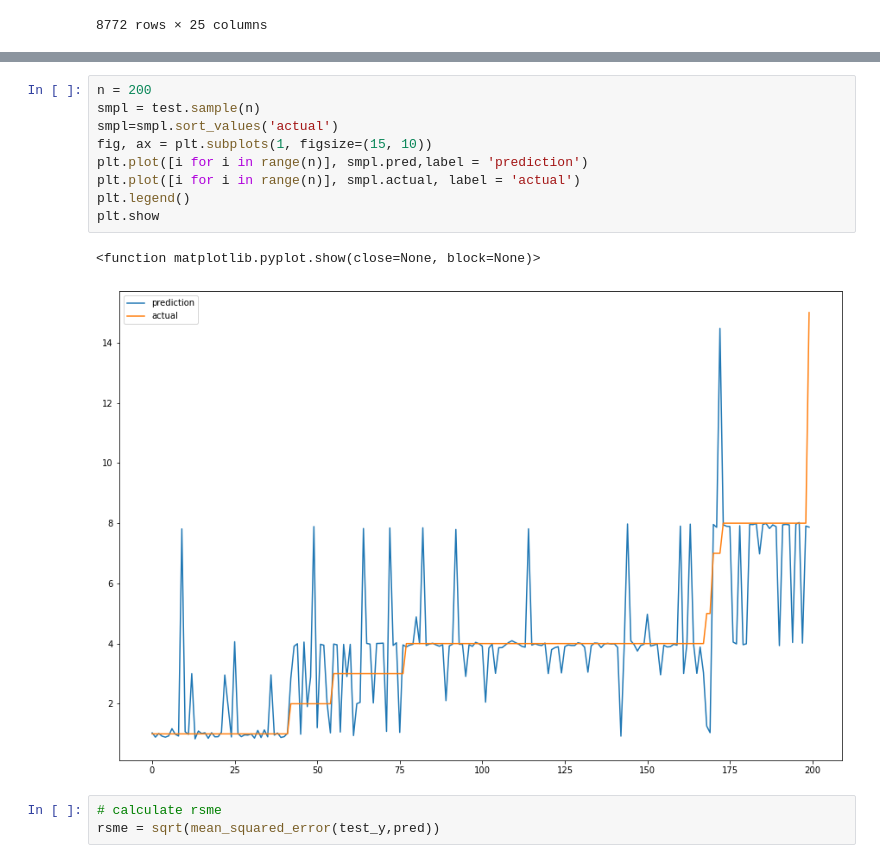
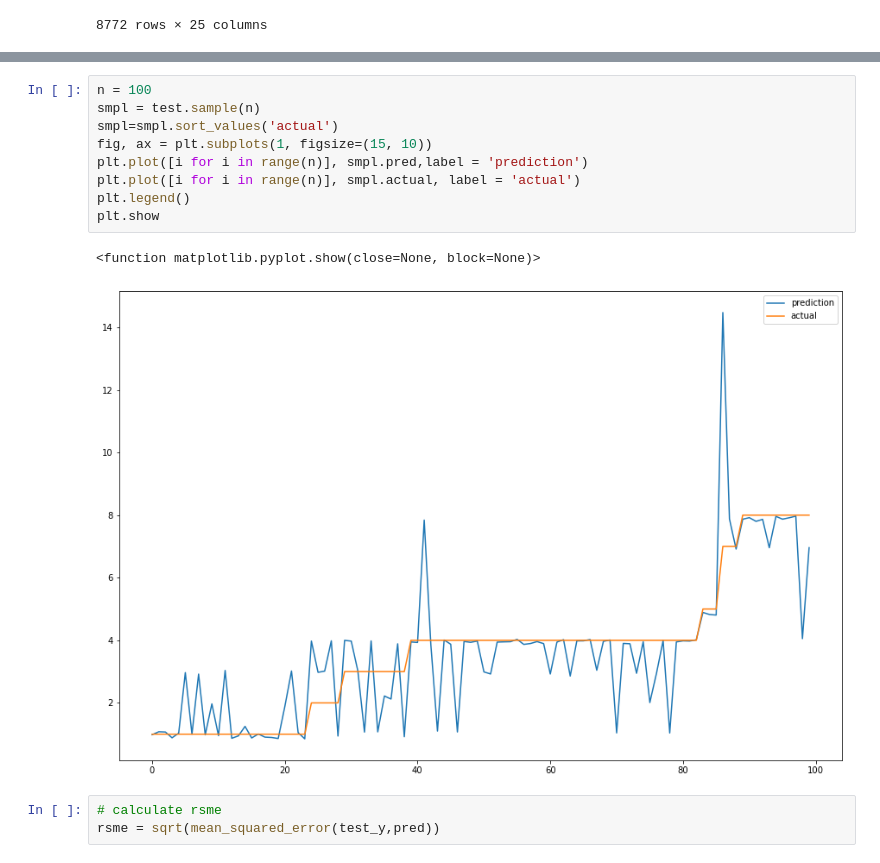
Before and after one commit to yassdenn/WeatherPrediction, a Jupyter notebook: 3_predictionModel.ipynb, the cells around one changed output, grey strips where cells are left out. Cells and saved outputs as stored; diff of their text form.

```diff
--- a/3_predictionModel.ipynb
+++ b/3_predictionModel.ipynb
@@ -574,15 +574,15 @@ print(row_list)
 # %%
-n = 200
+n = 100
 smpl = test.sample(n)
 smpl=smpl.sort_values('actual')
 fig, ax = plt.subplots(1, figsize=(15, 10))
 plt.plot([i for i in range(n)], smpl.pred,label = 'prediction')
 plt.plot([i for i in range(n)], smpl.actual, label = 'actual')
 plt.legend()
 plt.show
 # %% [output]
 <function matplotlib.pyplot.show(close=None, block=None)>
-[figure, old version]
+[figure, new version]
 # %%
 # calculate rsme
 rsme = sqrt(mean_squared_error(test_y,pred))
```
Also changed, not shown: parts of 4 cells of this notebook, 3 other files.
